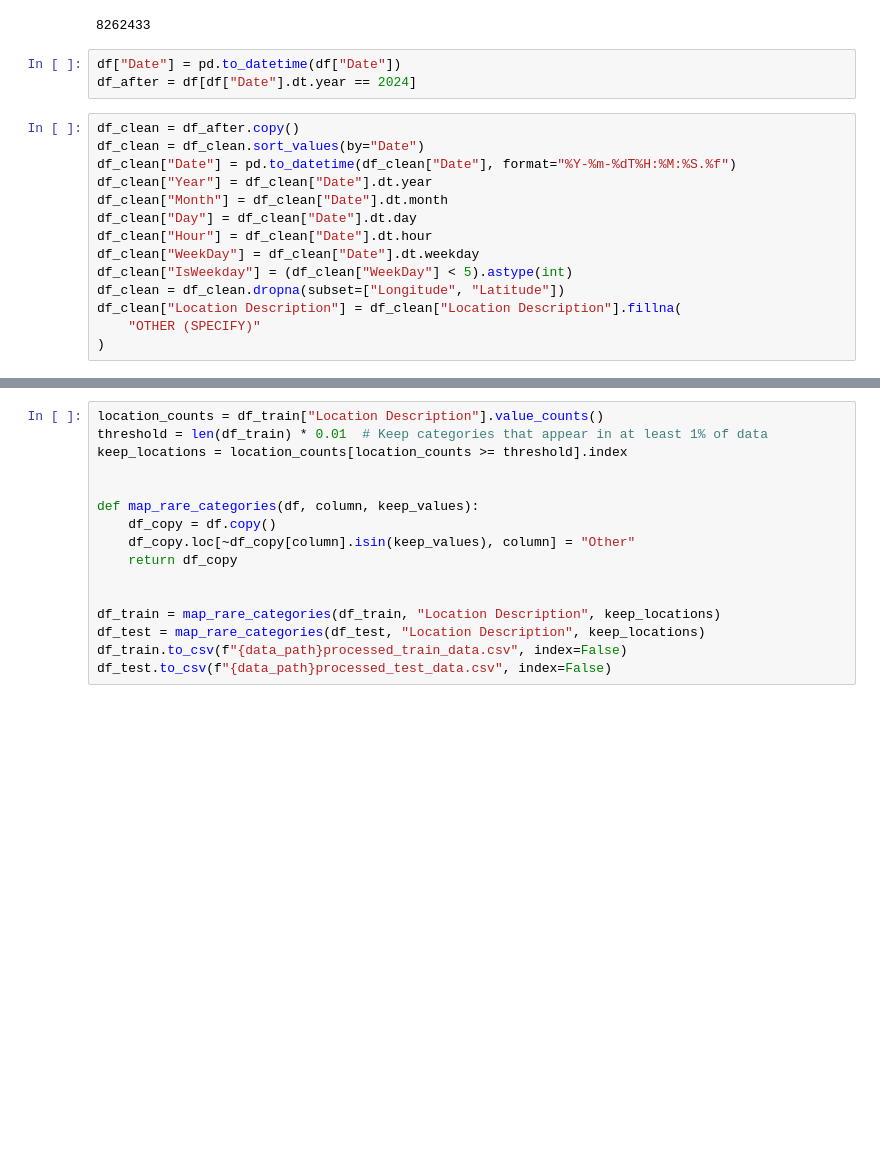
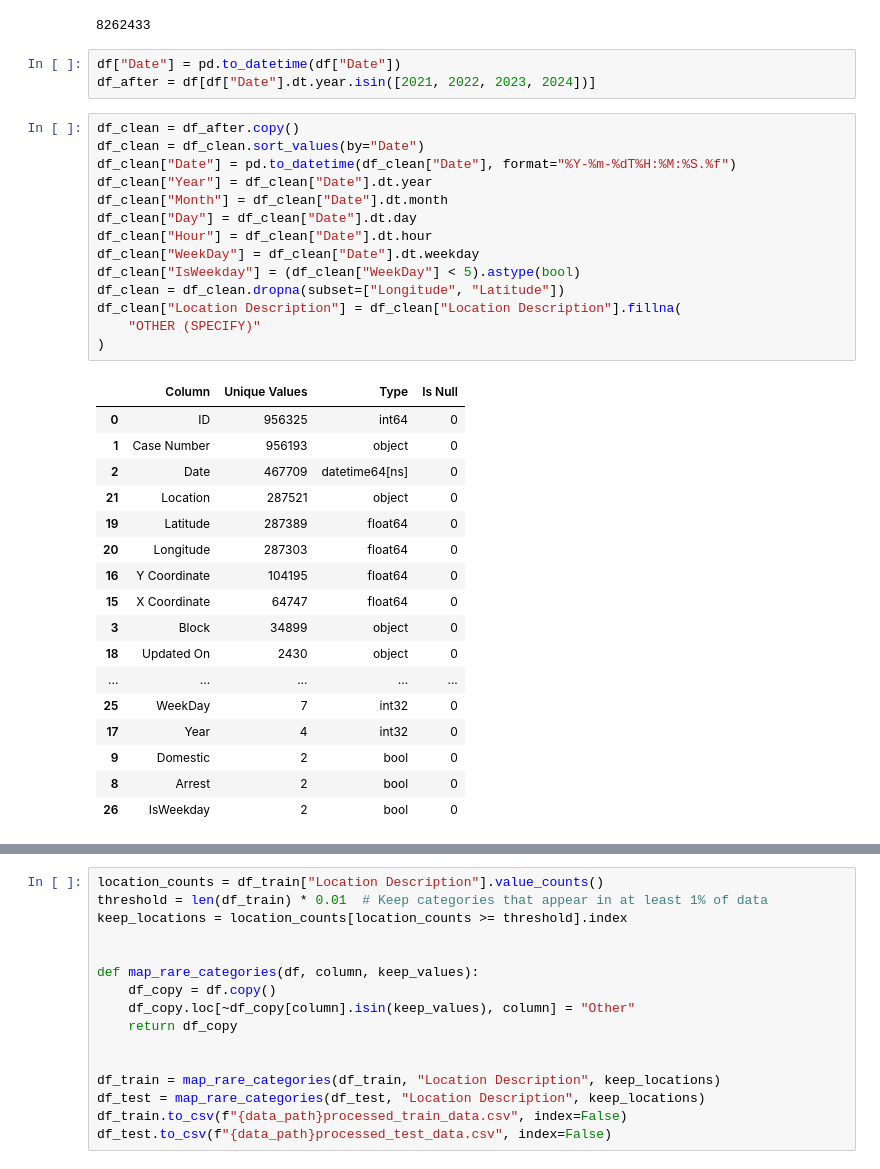
Before and after one commit to Lemonziz/IT5006Project, a Jupyter notebook: data_preprocessing_ziqi.ipynb, the cells around one changed output, grey strips where cells are left out. Saved outputs shown, nothing was run; the diff lists cells and outputs as text; blank space fills up the shorter version.

```diff
--- a/data_preprocessing_ziqi.ipynb
+++ b/data_preprocessing_ziqi.ipynb
@@ -13,21 +13,39 @@ df.shape[0]
 8262433
 # %%
 df["Date"] = pd.to_datetime(df["Date"])
-df_after = df[df["Date"].dt.year == 2024]
+df_after = df[df["Date"].dt.year.isin([2021, 2022, 2023, 2024])]
 # %%
 df_clean = df_after.copy()
 df_clean = df_clean.sort_values(by="Date")
 df_clean["Date"] = pd.to_datetime(df_clean["Date"], format="%Y-%m-%dT%H:%M:%S.%f")
 df_clean["Year"] = df_clean["Date"].dt.year
 df_clean["Month"] = df_clean["Date"].dt.month
 df_clean["Day"] = df_clean["Date"].dt.day
 df_clean["Hour"] = df_clean["Date"].dt.hour
 df_clean["WeekDay"] = df_clean["Date"].dt.weekday
-df_clean["IsWeekday"] = (df_clean["WeekDay"] < 5).astype(int)
+df_clean["IsWeekday"] = (df_clean["WeekDay"] < 5).astype(bool)
 df_clean = df_clean.dropna(subset=["Longitude", "Latitude"])
 df_clean["Location Description"] = df_clean["Location Description"].fillna(
     "OTHER (SPECIFY)"
 )
+# %% [output]
+|  | Column | Unique Values | Type | Is Null |
+| 0 | ID | 956325 | int64 | 0 |
+| 1 | Case Number | 956193 | object | 0 |
+| 2 | Date | 467709 | datetime64[ns] | 0 |
+| 21 | Location | 287521 | object | 0 |
+| 19 | Latitude | 287389 | float64 | 0 |
+| 20 | Longitude | 287303 | float64 | 0 |
+| 16 | Y Coordinate | 104195 | float64 | 0 |
+| 15 | X Coordinate | 64747 | float64 | 0 |
+| 3 | Block | 34899 | object | 0 |
+| 18 | Updated On | 2430 | object | 0 |
+| ... | ... | ... | ... | ... |
+| 25 | WeekDay | 7 | int32 | 0 |
+| 17 | Year | 4 | int32 | 0 |
+| 9 | Domestic | 2 | bool | 0 |
+| 8 | Arrest | 2 | bool | 0 |
+| 26 | IsWeekday | 2 | bool | 0 |
 # %%
 location_mapping = {
     # Residential locations
```
Also changed, not shown: parts of 16 cells of this notebook, 1 other file.
